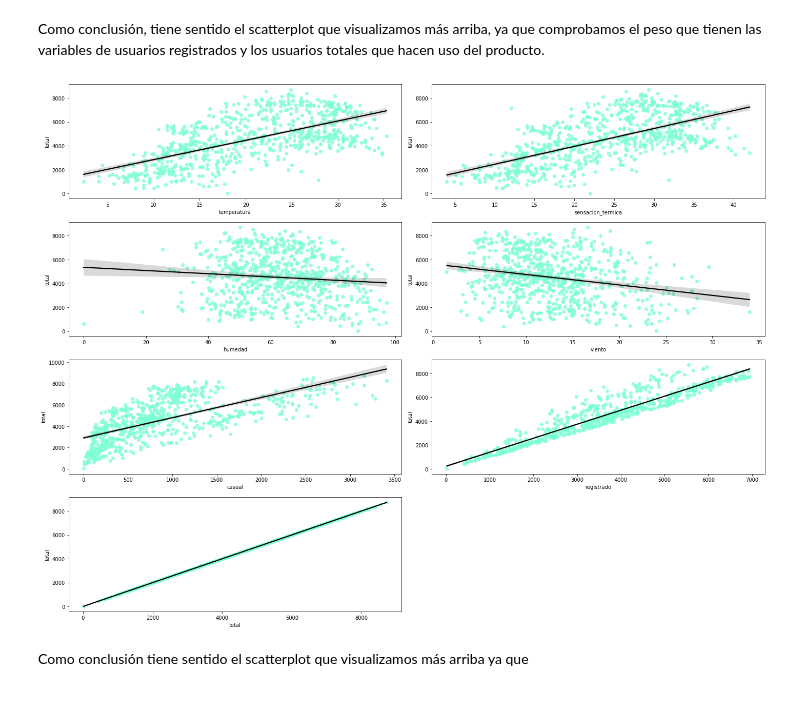
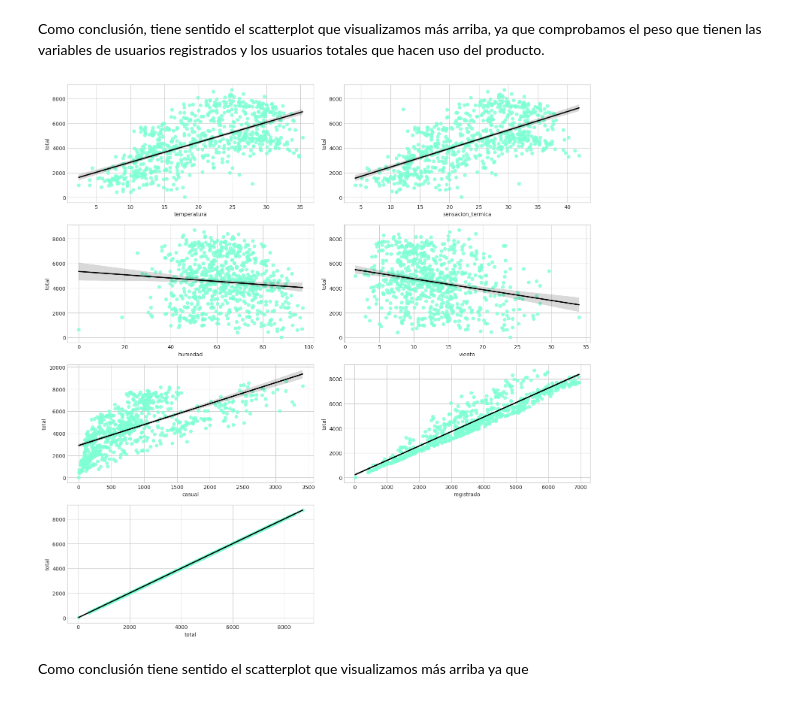
Before and after one commit to CrisSangrador/proyecto-alquiler-bicicletas, a Jupyter notebook: graficas.ipynb, the cells around one changed output. Saved outputs shown, nothing was run; the diff lists cells and outputs as text; code cells hidden in the pictures.

```diff
--- a/graficas.ipynb
+++ b/graficas.ipynb
@@ -4,6 +4,7 @@ import numpy as np
 
 import seaborn as sns
 import matplotlib.pyplot as plt
+plt.style.use("seaborn-whitegrid")
 
 import sidetable as stb
 
@@ -93,20 +94,20 @@ sum(df["registrado"]* 100/ df["total"])/ len(df["registrado"]) # Calculamos el p
 # %% [markdown]
 Como conclusión, tiene sentido el scatterplot que visualizamos más arriba, ya que comprobamos el peso que tienen las variables de usuarios registrados y los usuarios totales que hacen uso del producto.
 # %%
-fig, axes = plt.subplots(4, 2, figsize=(20,15))
+fig, axes = plt.subplots(4, 2, figsize=(15,15))
 
 axes = axes.flat
 
 for indice, columna in enumerate(numericas.columns):
         sns.regplot(x = numericas[columna],
                         y = "total",
                         data = numericas, ax=axes[indice],
                         color = "aquamarine", line_kws= {"color": "black"});
 
 plt.tight_layout()
 fig.delaxes(axes[-1])
 plt.show()
 # %% [output]
-[figure, old version]
+[figure, new version]
 # %% [markdown]
 Como conclusión tiene sentido el scatterplot que visualizamos más arriba ya que
```
Also changed, not shown: parts of 25 cells of this notebook.
